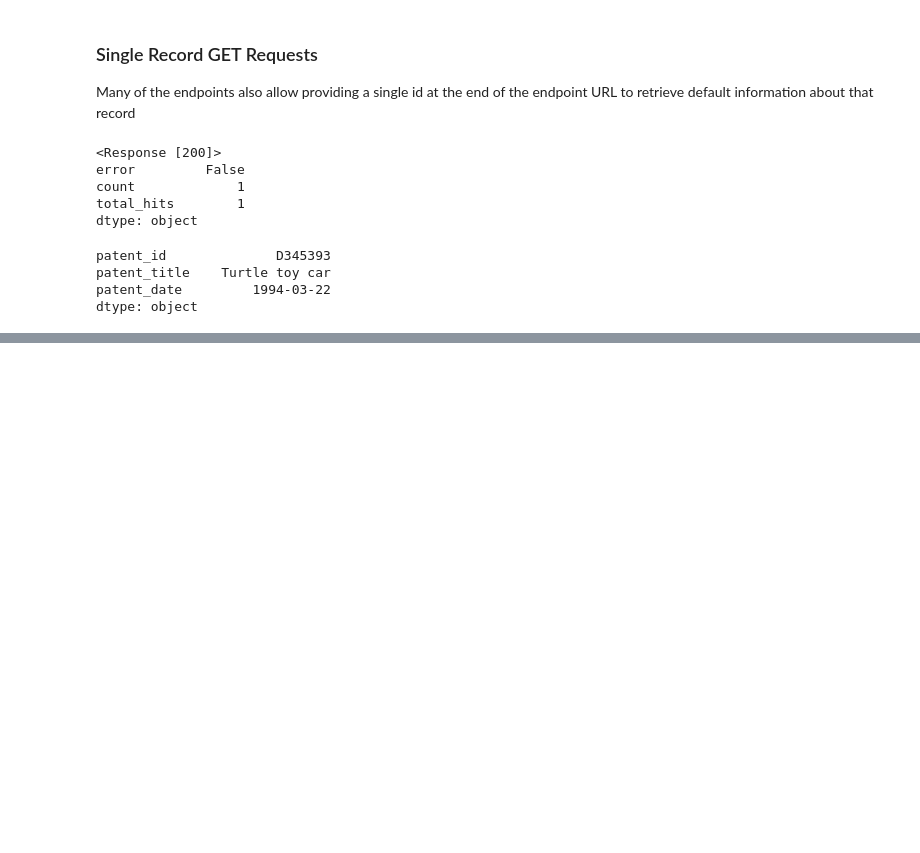
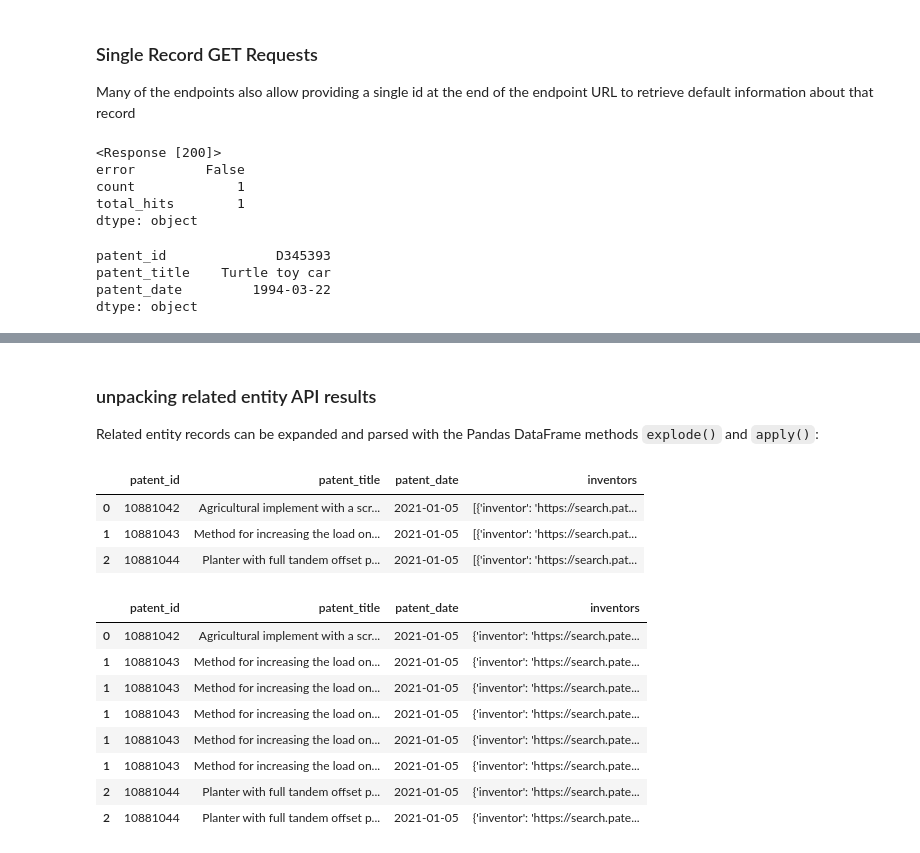
Before and after one commit to PatentsView/PatentsView-Code-Snippets, a Jupyter notebook: 07_Elasticsearch_API_demo/PV ES API tutorial.ipynb, the cells around one changed output, grey strips where cells are left out. Cells and saved outputs as stored; diff of their text form; code cells hidden in the pictures; blank space fills up the shorter version.

```diff
--- a/07_Elasticsearch_API_demo/PV ES API tutorial.ipynb
+++ b/07_Elasticsearch_API_demo/PV ES API tutorial.ipynb
@@ -157,0 +204,39 @@ dtype: object
+# %% [markdown]
+### unpacking related entity API results
+Related entity records can be expanded and parsed with the Pandas DataFrame methods `explode()` and `apply()`:
+# %%
+# an example case: 3 patents from 2021, with inventors
+example_endpoint = "api/v1/patent"
+
+example_params = {
+    "f" : ["patent_id","patent_title", "patent_date", "inventors"],
+    "o" : {"size":3},
+    "q" : {"patent_year":"2021"},
+}
+
+example_query = "&".join([f"{param_name}={json.dumps(param_val)}" for param_name, param_val in example_params.items()])
+example_url = f"{base_url}/{example_endpoint.strip('/')}/?{example_query}"
+
+response = requests.get(example_url, headers={"X-Api-Key": api_key})
+
+example_data = pd.DataFrame(response.json()[response_key(example_endpoint)])
+display(example_data)
+# %% [output]
+|  | patent_id | patent_title | patent_date | inventors |
+| 0 | 10881042 | Agricultural implement with a scr... | 2021-01-05 | [{'inventor': 'https://search.pat... |
+| 1 | 10881043 | Method for increasing the load on... | 2021-01-05 | [{'inventor': 'https://search.pat... |
+| 2 | 10881044 | Planter with full tandem offset p... | 2021-01-05 | [{'inventor': 'https://search.pat... |
+# %%
+# use explode() to get one record for each inventor:
+example_exploded = example_data.explode('inventors')
+display(example_exploded)
+# %% [output]
+|  | patent_id | patent_title | patent_date | inventors |
+| 0 | 10881042 | Agricultural implement with a scr... | 2021-01-05 | {'inventor': 'https://search.pate... |
+| 1 | 10881043 | Method for increasing the load on... | 2021-01-05 | {'inventor': 'https://search.pate... |
+| 1 | 10881043 | Method for increasing the load on... | 2021-01-05 | {'inventor': 'https://search.pate... |
+| 1 | 10881043 | Method for increasing the load on... | 2021-01-05 | {'inventor': 'https://search.pate... |
+| 1 | 10881043 | Method for increasing the load on... | 2021-01-05 | {'inventor': 'https://search.pate... |
+| 1 | 10881043 | Method for increasing the load on... | 2021-01-05 | {'inventor': 'https://search.pate... |
+| 2 | 10881044 | Planter with full tandem offset p... | 2021-01-05 | {'inventor': 'https://search.pate... |
+| 2 | 10881044 | Planter with full tandem offset p... | 2021-01-05 | {'inventor': 'https://search.pate... |
```
Also changed, not shown: parts of 13 cells of this notebook, 2 other files.
